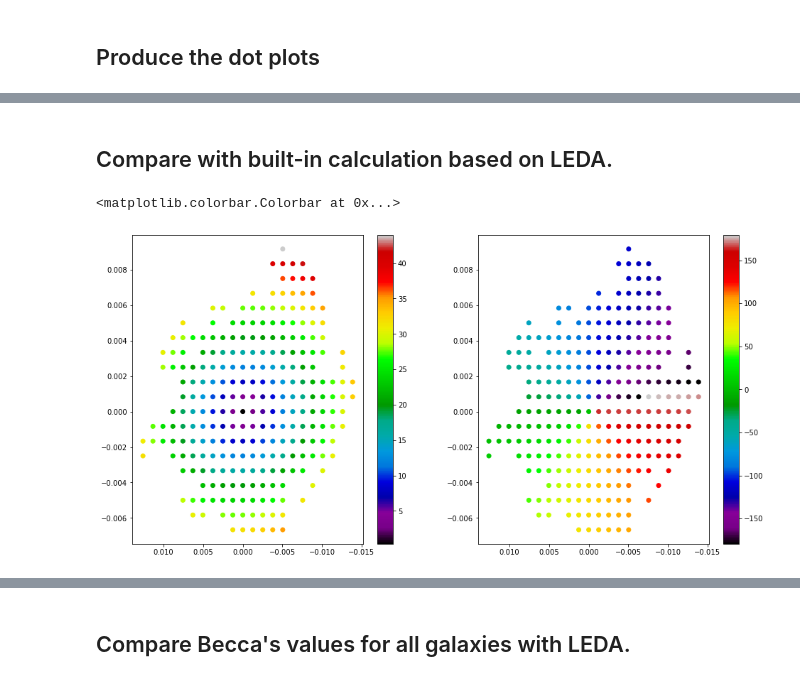
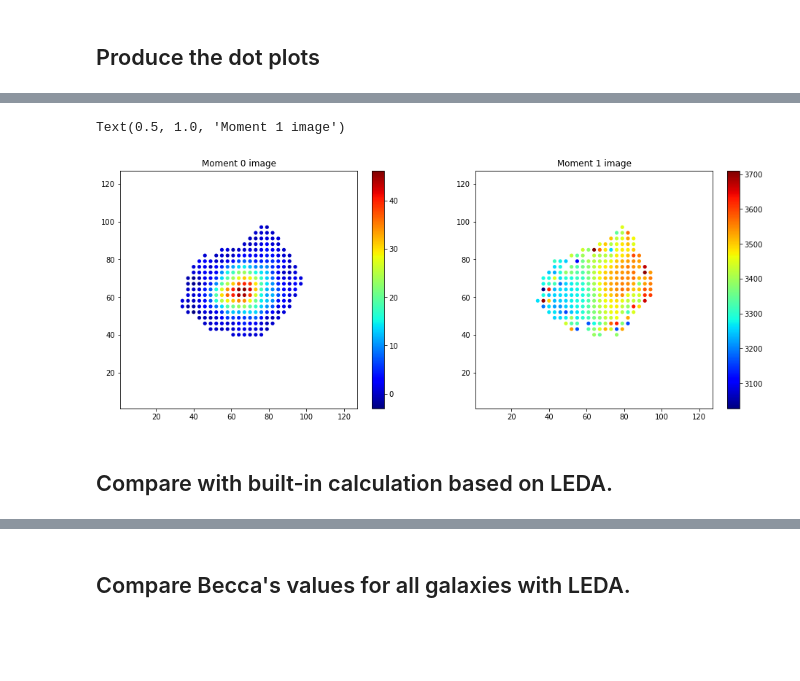
Before and after one commit to tonywong94/edge_pydb, a Jupyter notebook: demo_notebk/Azplot.ipynb, the cells around one changed output, grey strips where cells are left out. Drawn from its saved outputs; the diff is of its cells as text; code cells hidden in the pictures; blank space fills up the shorter version.

```diff
--- a/demo_notebk/Azplot.ipynb
+++ b/demo_notebk/Azplot.ipynb
@@ -106,14 +137,13 @@ plt.colorbar(tplt,ax=ax2)
+# %%
+fig, (ax1, ax2) = plt.subplots(1,2,figsize=(16,6))
+
+rsimage(cotab['ix'], cotab['iy'], cotab['mom0_12'], ax=ax1)
+ax1.set_title('Moment 0 image')
+
+rsimage(cotab['ix'], cotab['iy'], cotab['mom1_12'], ax=ax2)
+ax2.set_title('Moment 1 image')
+# %% [output]
+Text(0.5, 1.0, 'Moment 1 image')
+[figure, added]
 # %% [markdown]
 ## Compare with built-in calculation based on LEDA.
-# %%
-fig, (ax1,ax2) = plt.subplots(1,2,figsize=(16,8))
-sel = (cotab['mom0_12']>0)
-rplt = ax1.scatter(cotab['ra_off'][sel],cotab['dec_off'][sel],c=cotab['rad_arc'][sel],cmap=cmap)
-ax1.invert_xaxis()
-plt.colorbar(rplt,ax=ax1)
-tplt = ax2.scatter(cotab['ra_off'][sel],cotab['dec_off'][sel],c=cotab['azi_ang'][sel],cmap=cmap)
-ax2.invert_xaxis()
-plt.colorbar(tplt,ax=ax2)
-# %% [output]
-<matplotlib.colorbar.Colorbar at 0x...>
-[figure, removed]
```
Also changed, not shown: parts of 9 cells of this notebook.
